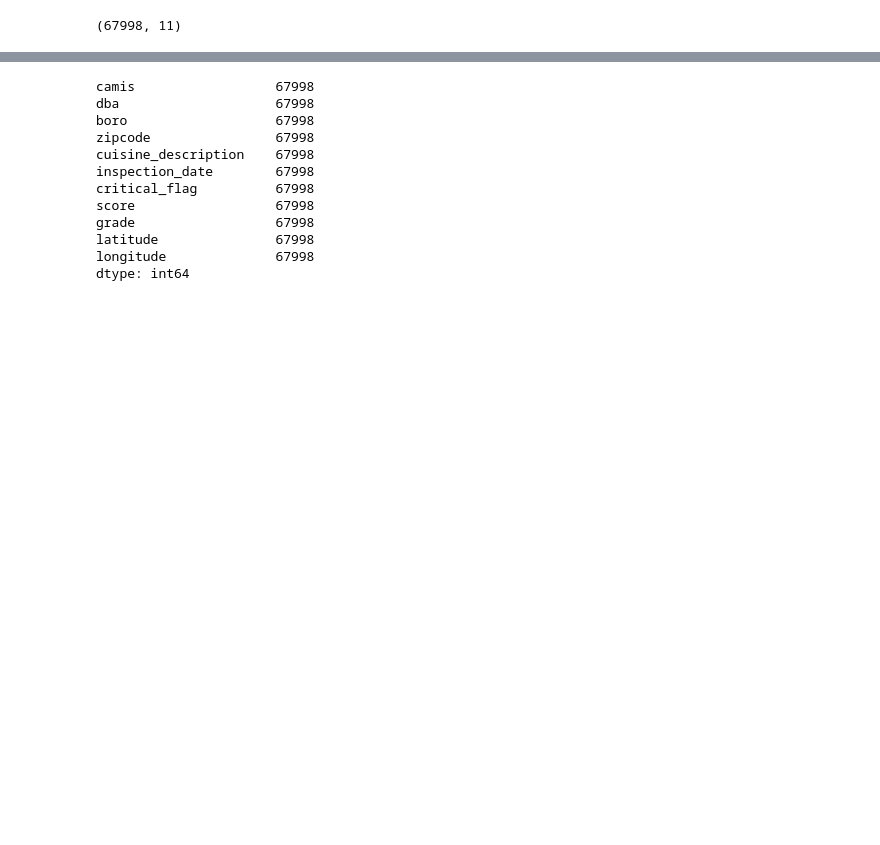
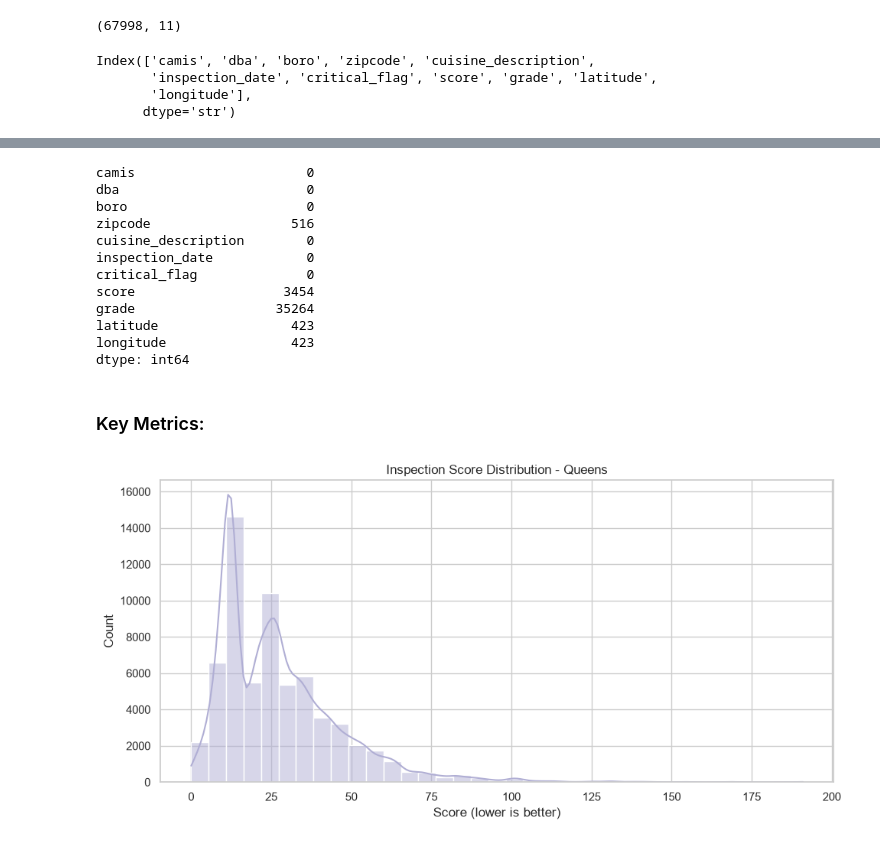
Before and after one commit to ac11599/nyc-restaurant-inspections, a Jupyter notebook: NYC-restaurant-inspections.ipynb, the cells around one changed output, grey strips where cells are left out. Saved outputs shown, nothing was run; the diff lists cells and outputs as text; code cells hidden in the pictures; blank space fills up the shorter version.

Commit message:
data visualization for restaurant data

```diff
--- a/NYC-restaurant-inspections.ipynb
+++ b/NYC-restaurant-inspections.ipynb
@@ -81,6 +81,13 @@ complaints_df = pd.read_csv(StringIO(response.text))
 inspections_df.shape
 # %% [output]
 (67998, 11)
+# %%
+inspections_df.columns
+# %% [output]
+Index(['camis', 'dba', 'boro', 'zipcode', 'cuisine_description',
+       'inspection_date', 'critical_flag', 'score', 'grade', 'latitude',
+       'longitude'],
+      dtype='str')
 # %%
 inspections_df.head()
 # %% [output]
@@ -91,17 +98,34 @@ inspections_df.head()
 | 3 | 50163616 | RHYTHMS ON THE ROCK | Queens | 11694.0 | Caribbean | 2025-08-22T00:00:00.000 | Not Applicable | 0.0 | ... |
 | 4 | 41685800 | OLMSTED CAFETERIA- KIOSK | Queens | NaN | American | 2025-08-13T00:00:00.000 | Not Critical | 13.0 | ... |
 # %%
-inspections_df.isna().count()
+inspections_df.isna().sum()
 # %% [output]
-camis                  67998
-dba                    67998
-boro                   67998
-zipcode                67998
-cuisine_description    67998
-inspection_date        67998
-critical_flag          67998
-score                  67998
-grade                  67998
-latitude               67998
-longitude              67998
+camis                      0
+dba                        0
+boro                       0
+zipcode                  516
+cuisine_description        0
+inspection_date            0
+critical_flag              0
+score                   3454
+grade                  35264
+latitude                 423
+longitude                423
 dtype: int64
+# %% [markdown]
+### Key Metrics:
+# %%
+# Data Visualization Setup
+sns.set_theme(style="whitegrid")
+colors = sns.color_palette("Purples_d")
+# %%
+# Inspection Score Distribution - Queens
+plt.figure(figsize=(10, 5))
+sns.histplot(inspections_df['score'].dropna(), bins=35, color=colors[0], kde=True)
+plt.title('Inspection Score Distribution - Queens')
+plt.xlabel('Score (lower is better)')
+plt.ylabel('Count')
+plt.tight_layout()
+plt.show()
+# %% [output]
+[figure, added]
```
Also changed, not shown: parts of 3 cells of this notebook.
